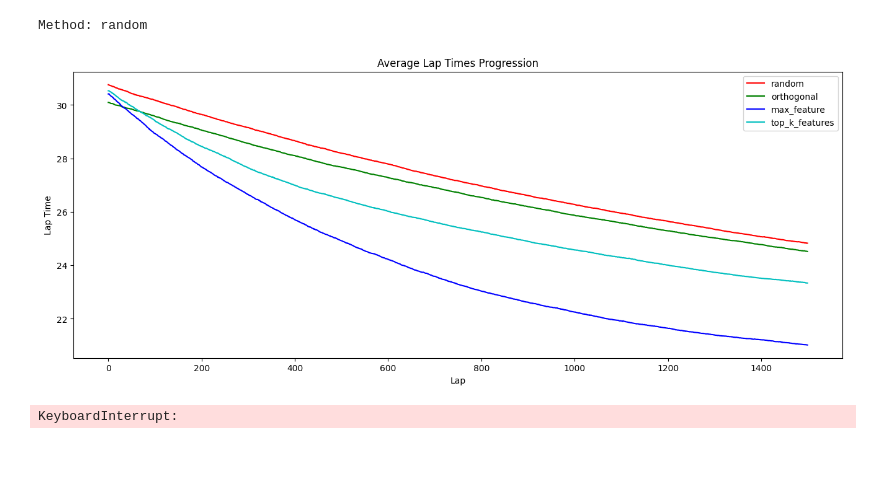
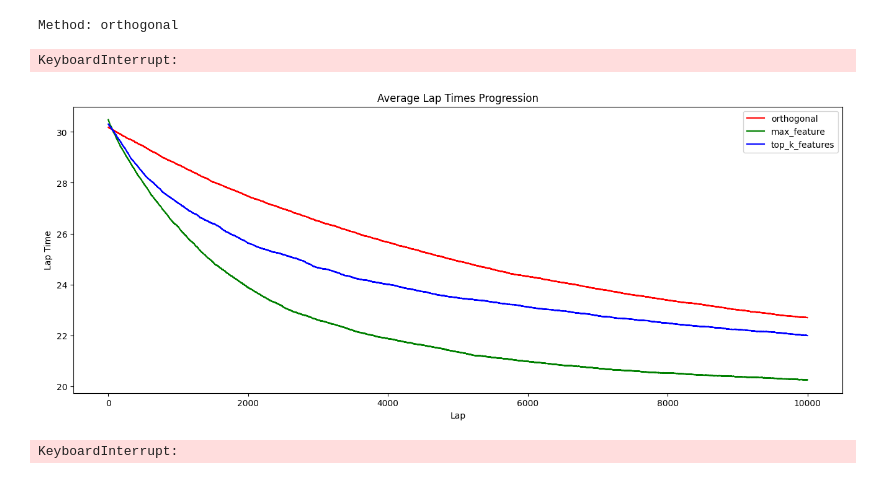
Before and after one commit to gullo97/FormulaAI, a Jupyter notebook: notebook.ipynb, the cells around one changed output. Saved outputs shown, nothing was run; the diff lists cells and outputs as text; code cells hidden in the pictures.

```diff
--- a/notebook.ipynb
+++ b/notebook.ipynb
@@ -271,22 +286,25 @@ def main(num_agents=3, num_laps=10, initial_budget=1.0, live_plotting=True, pret
 
     return lap_times_history, budget_history, agents, track
 # %%
-lap_times_history, budget_history, trained_agents, track = main(num_agents=100, num_laps=10000, initial_budget=4000.0, live_plotting=False, dt=0.1, L = 30, n = 500)
+track = generate_fourier_vectorized(30, 100)
+
+lap_times_history, budget_history, trained_agents, track = main(num_agents=40, num_laps=5000, initial_budget=4000.0, live_plotting=False, dt=0.1, L = 30, n = 100, track=track, methods = ['orthogonal', 'max_feature', 'top_k_features'])
 # %% [output]
-Method: random
+Method: orthogonal
+KeyboardInterrupt:
 # %%
 colors = ['r','g','b','c']
 # plot average lap times history for each method
 fig, ax = plt.subplots(1, 1, figsize=(16, 6))
 for j, method in enumerate(lap_times_history):
-    ax.plot(range(1500), np.mean(lap_times_history[method], axis=1), label=f'{method}', color=colors[j])
+    ax.plot(range(10000), np.mean(lap_times_history[method], axis=1), label=f'{method}', color=colors[j])
 ax.legend()
 ax.set_title('Average Lap Times Progression')
 ax.set_xlabel('Lap')
 ax.set_ylabel('Lap Time')
 plt.show()
 # %% [output]
-[figure, old version]
+[figure, new version]
 # %%
 main(num_agents=100, num_laps=50, initial_budget=100.0, live_plotting=True, pretrained_agents=trained_agents, track=track, dt=0.5, L = 30, n = 50, alpha = 1.0, beta = 1.0)
 # %% [output]
```
Also changed, not shown: parts of 1 cell of this notebook.
